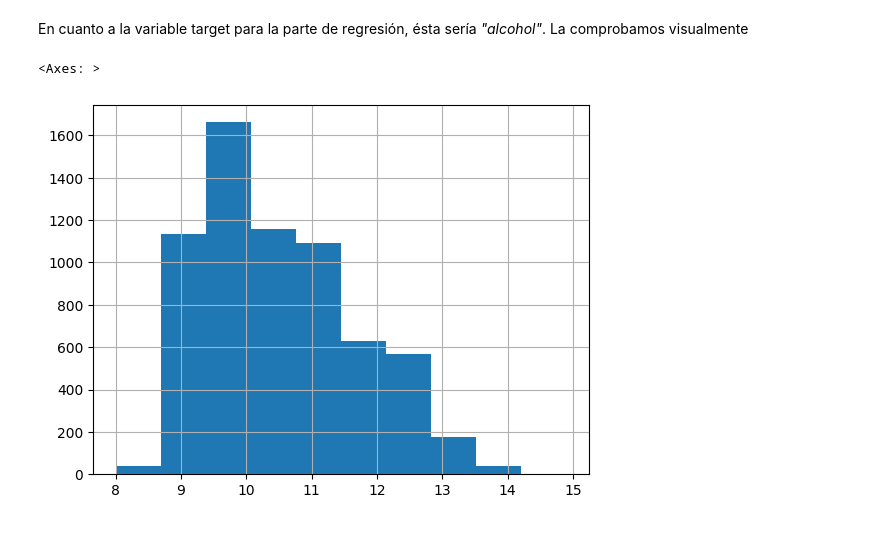
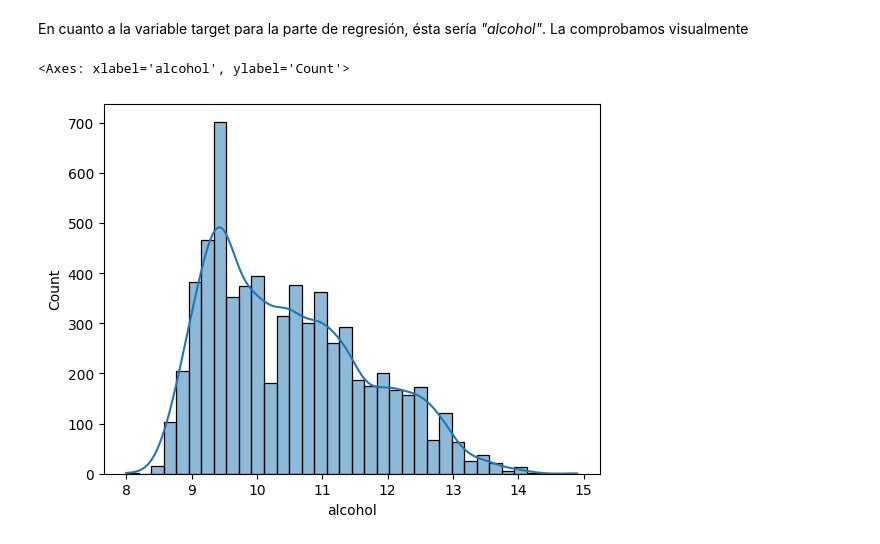
Before and after one commit to Anttt4/ONLINE_DS_THEBRIDGE_Antonio_Carreno_Jimenez, a Jupyter notebook: Sprint 12/Unidad 2/18_Practica_Obligatoria_Repaso_Aprendizaje_Supervisado.ipynb, the cells around one changed output. Drawn from its saved outputs; the diff is of its cells as text; code cells hidden in the pictures.

```diff
--- a/Sprint 12/Unidad 2/18_Practica_Obligatoria_Repaso_Aprendizaje_Supervisado.ipynb
+++ b/Sprint 12/Unidad 2/18_Practica_Obligatoria_Repaso_Aprendizaje_Supervisado.ipynb
@@ -280,7 +691,7 @@ target_reg = "alcohol"
 # %%
 # Comprobamos la distribución de la variable target
 
-df[target_reg].hist()
+sns.histplot(df[target_reg], kde = True)
 # %% [output]
-<Axes: >
+<Axes: xlabel='alcohol', ylabel='Count'>
-[figure, old version]
+[figure, new version]
```
Also changed, not shown: parts of 70 cells of this notebook, 14 other files.
